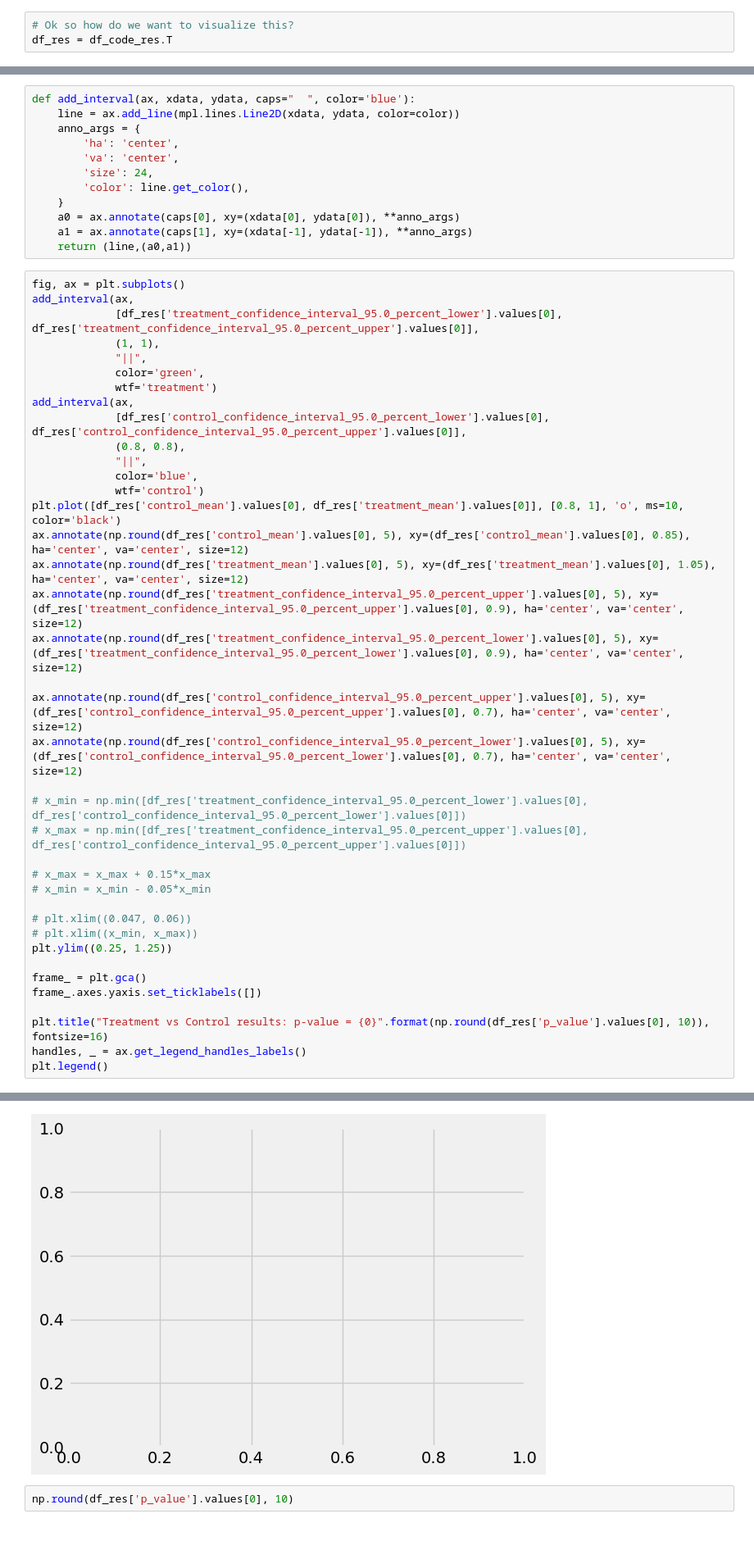
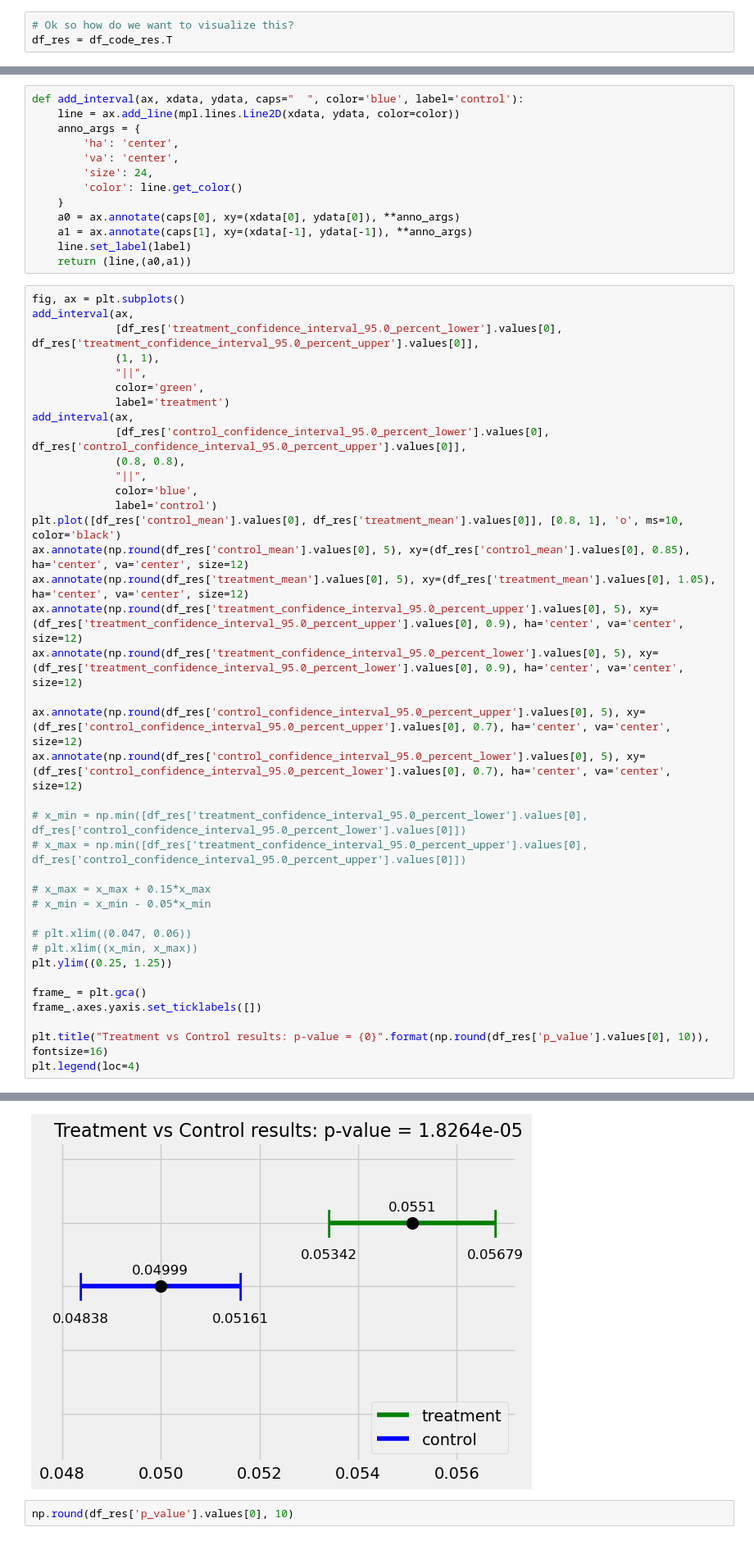
Before and after one commit to dokeeffe87/stats_utils, a Jupyter notebook: notebooks/scratch_work/dev_visualize_ab_results.ipynb, the cells around one changed output, grey strips where cells are left out. Shown at 82% size. Saved outputs shown, nothing was run; the diff lists cells and outputs as text.

Commit message:
added legend to ab test visualization

```diff
--- a/notebooks/scratch_work/dev_visualize_ab_results.ipynb
+++ b/notebooks/scratch_work/dev_visualize_ab_results.ipynb
@@ -214,16 +214,17 @@ plt.plot([df_res['control_confidence_interval_95.0_percent_lower'].values[0], df
 [<matplotlib.lines.Line2D at 0x...>]
 [figure]
 # %%
-def add_interval(ax, xdata, ydata, caps="  ", color='blue'):
+def add_interval(ax, xdata, ydata, caps="  ", color='blue', label='control'):
     line = ax.add_line(mpl.lines.Line2D(xdata, ydata, color=color))
     anno_args = {
         'ha': 'center',
         'va': 'center',
         'size': 24,
-        'color': line.get_color(),
+        'color': line.get_color()
     }
     a0 = ax.annotate(caps[0], xy=(xdata[0], ydata[0]), **anno_args)
     a1 = ax.annotate(caps[1], xy=(xdata[-1], ydata[-1]), **anno_args)
+    line.set_label(label)
     return (line,(a0,a1))
 # %%
 fig, ax = plt.subplots()
@@ -232,13 +233,13 @@ add_interval(ax,
              (1, 1),
              "||",
              color='green',
-             wtf='treatment')
+             label='treatment')
 add_interval(ax,
              [df_res['control_confidence_interval_95.0_percent_lower'].values[0], df_res['control_confidence_interval_95.0_percent_upper'].values[0]],
              (0.8, 0.8),
              "||",
              color='blue',
-             wtf='control')
+             label='control')
 plt.plot([df_res['control_mean'].values[0], df_res['treatment_mean'].values[0]], [0.8, 1], 'o', ms=10, color='black')
 ax.annotate(np.round(df_res['control_mean'].values[0], 5), xy=(df_res['control_mean'].values[0], 0.85), ha='center', va='center', size=12)
 ax.annotate(np.round(df_res['treatment_mean'].values[0], 5), xy=(df_res['treatment_mean'].values[0], 1.05), ha='center', va='center', size=12)
@@ -262,6 +263,5 @@ frame_ = plt.gca()
 frame_.axes.yaxis.set_ticklabels([])
 
 plt.title("Treatment vs Control results: p-value = {0}".format(np.round(df_res['p_value'].values[0], 10)), fontsize=16)
-handles, _ = ax.get_legend_handles_labels()
-plt.legend()
+plt.legend(loc=4)
 # %% [output]
@@ -269,4 +269,4 @@ TypeError: add_interval() got multiple values for argument 'wtf'
-[figure, old version]
+[figure, new version]
 # %%
 np.round(df_res['p_value'].values[0], 10)
 # %% [output]
```
Also changed, not shown: parts of 1 cell of this notebook.
